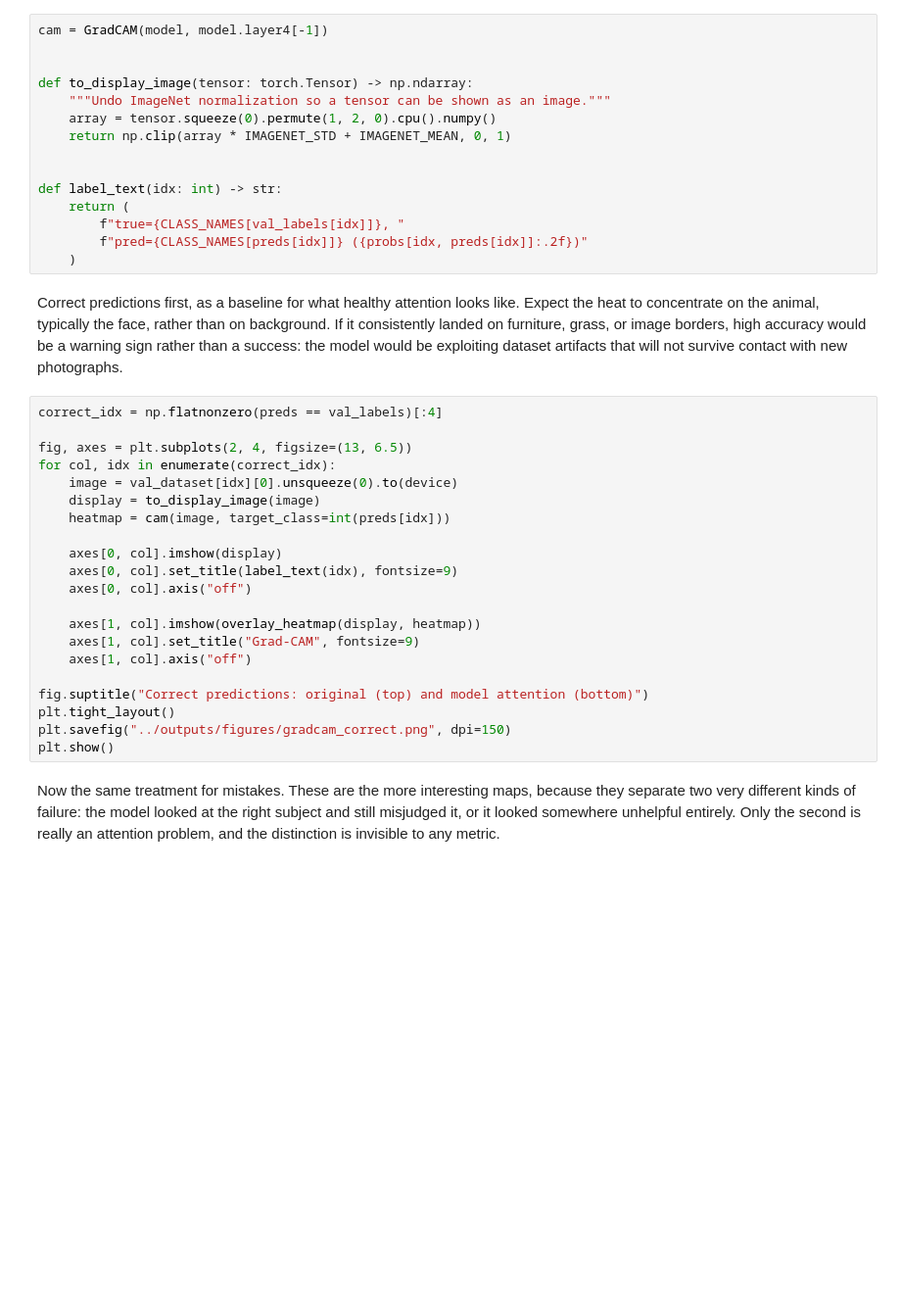
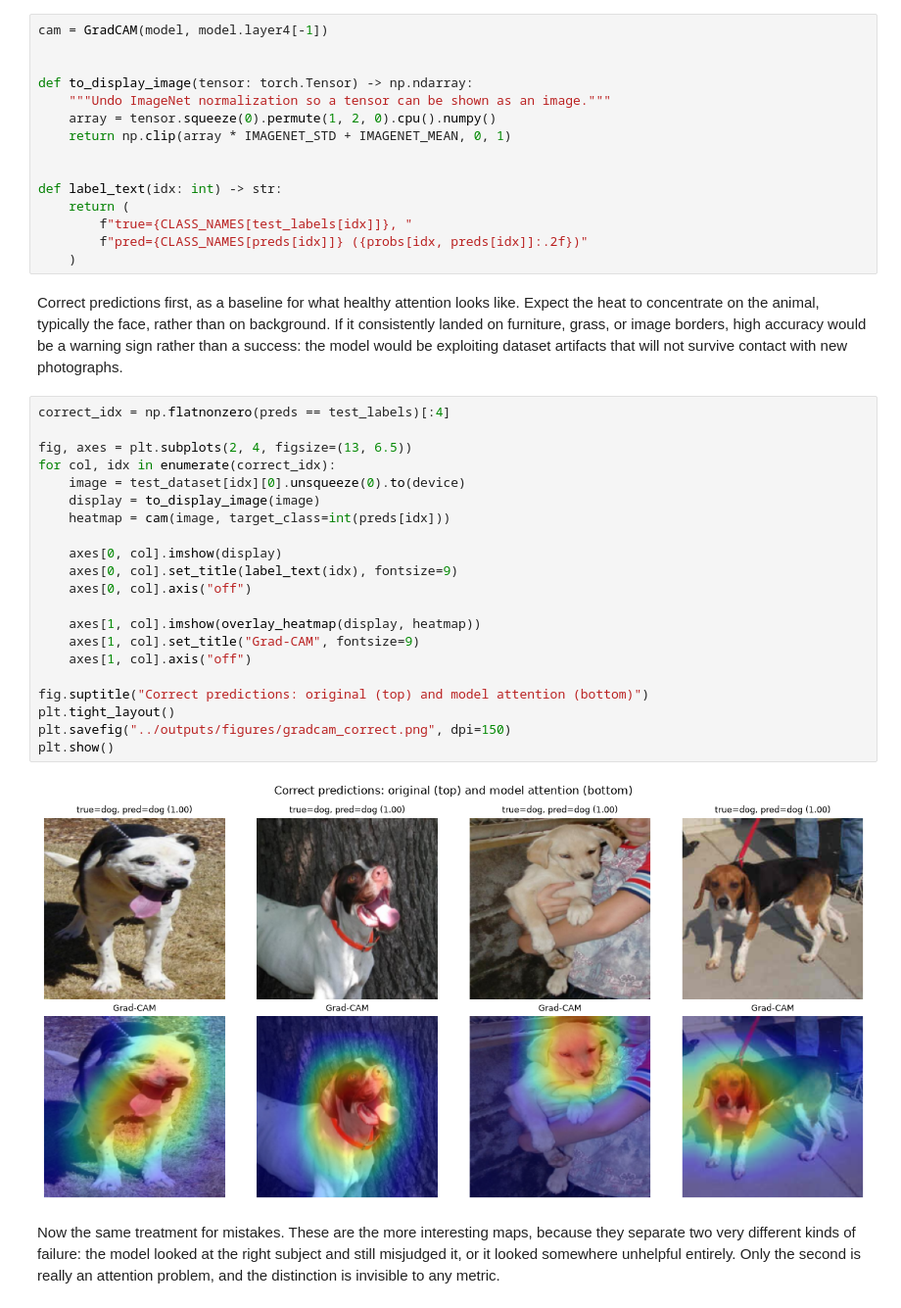
Before and after one commit to ianlopezdiaz/kaggle-cats-vs-dogs, a Jupyter notebook: notebooks/03_evaluation_and_gradcam.ipynb, the cells around one changed output. Shown at 98% size. Saved outputs shown, nothing was run; the diff lists cells and outputs as text; blank space fills up the shorter version.

```diff
--- a/notebooks/03_evaluation_and_gradcam.ipynb
+++ b/notebooks/03_evaluation_and_gradcam.ipynb
@@ -144,7 +158,7 @@ def to_display_image(tensor: torch.Tensor) -> np.ndarray:
 
 def label_text(idx: int) -> str:
     return (
-        f"true={CLASS_NAMES[val_labels[idx]]}, "
+        f"true={CLASS_NAMES[test_labels[idx]]}, "
         f"pred={CLASS_NAMES[preds[idx]]} ({probs[idx, preds[idx]]:.2f})"
     )
 # %% [markdown]
@@ -154,26 +168,28 @@ it consistently landed on furniture, grass, or image borders, high accuracy woul
 warning sign rather than a success: the model would be exploiting dataset artifacts that
 will not survive contact with new photographs.
 # %%
-correct_idx = np.flatnonzero(preds == val_labels)[:4]
+correct_idx = np.flatnonzero(preds == test_labels)[:4]
 
 fig, axes = plt.subplots(2, 4, figsize=(13, 6.5))
 for col, idx in enumerate(correct_idx):
-    image = val_dataset[idx][0].unsqueeze(0).to(device)
+    image = test_dataset[idx][0].unsqueeze(0).to(device)
     display = to_display_image(image)
     heatmap = cam(image, target_class=int(preds[idx]))
 
     axes[0, col].imshow(display)
     axes[0, col].set_title(label_text(idx), fontsize=9)
     axes[0, col].axis("off")
 
     axes[1, col].imshow(overlay_heatmap(display, heatmap))
     axes[1, col].set_title("Grad-CAM", fontsize=9)
     axes[1, col].axis("off")
 
 fig.suptitle("Correct predictions: original (top) and model attention (bottom)")
 plt.tight_layout()
 plt.savefig("../outputs/figures/gradcam_correct.png", dpi=150)
 plt.show()
+# %% [output]
+[figure, added]
 # %% [markdown]
 Now the same treatment for mistakes. These are the more interesting maps, because they
 separate two very different kinds of failure: the model looked at the right subject and
```
Also changed, not shown: parts of 8 cells of this notebook, 11 other files.
